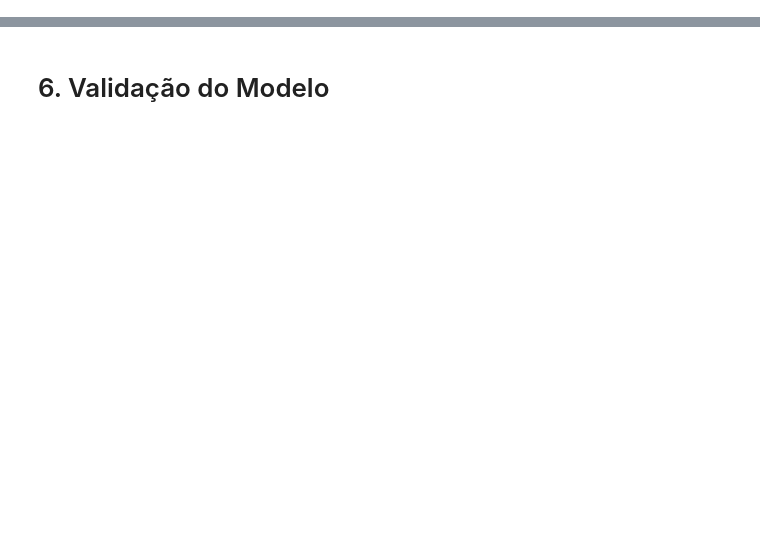
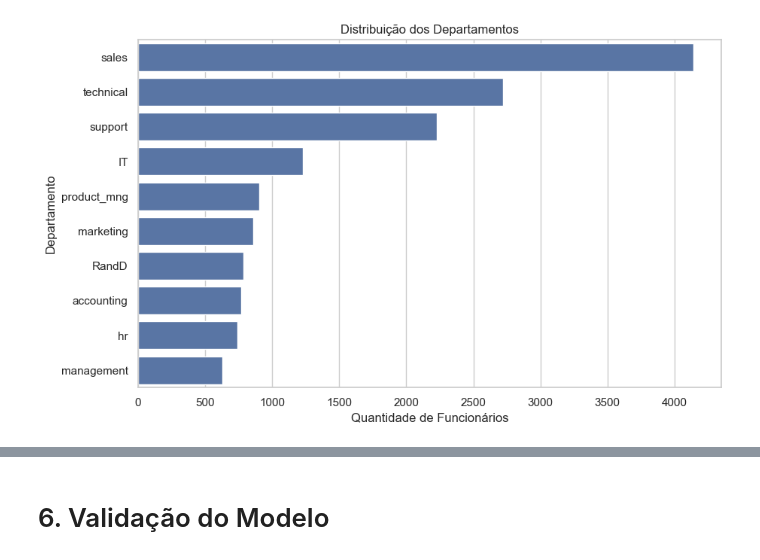
Before and after one commit to YumiiOnoue/ml_predicao_churn, a Jupyter notebook: analise_abandono.ipynb, the cells around one changed output, grey strips where cells are left out. Cells and saved outputs as stored; diff of their text form; code cells hidden in the pictures; blank space fills up the shorter version.

```diff
--- a/analise_abandono.ipynb
+++ b/analise_abandono.ipynb
@@ -25,0 +178,5 @@ Construa um modelo preditivo com os algoritmos disponíveis na biblioteca do Sci
+# %%
+depto = df['depto'].value_counts()
+depto_percentual = round((depto / len(df) * 100),2)
+depto_df = pd.DataFrame({'Quantidade': depto, 'Percentual (%)': depto_percentual})
+depto_df
@@ -25,0 +196,10 @@ Construa um modelo preditivo com os algoritmos disponíveis na biblioteca do Sci
+# %%
+# Visualizando a distribuição dos departamentos
+plt.figure(figsize=(10,6))
+sns.countplot(y='depto', data=df, order=depto.index)
+plt.title('Distribuição dos Departamentos')
+plt.xlabel('Quantidade de Funcionários')
+plt.ylabel('Departamento')
+plt.show()
+# %% [output]
+[figure, added]
```
Also changed, not shown: parts of 90 cells of this notebook, 1 other file.
